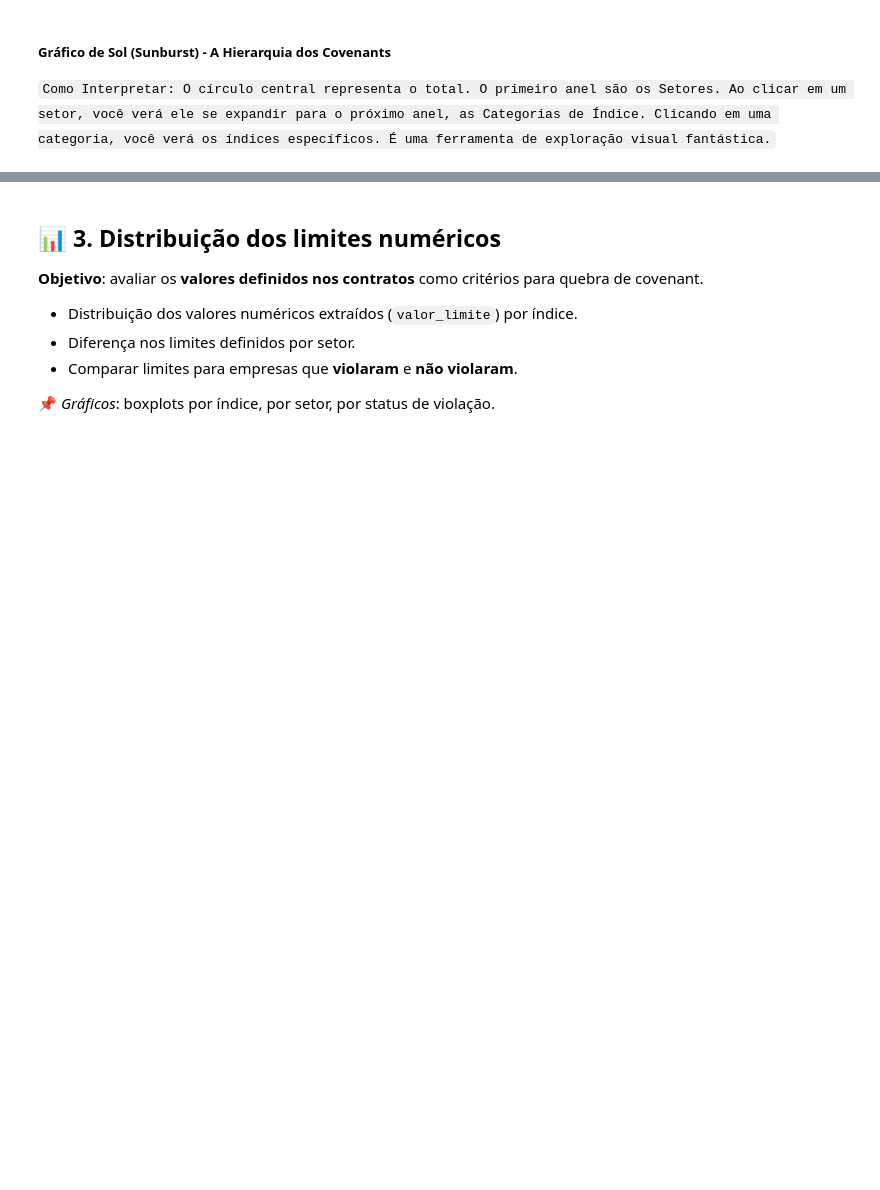
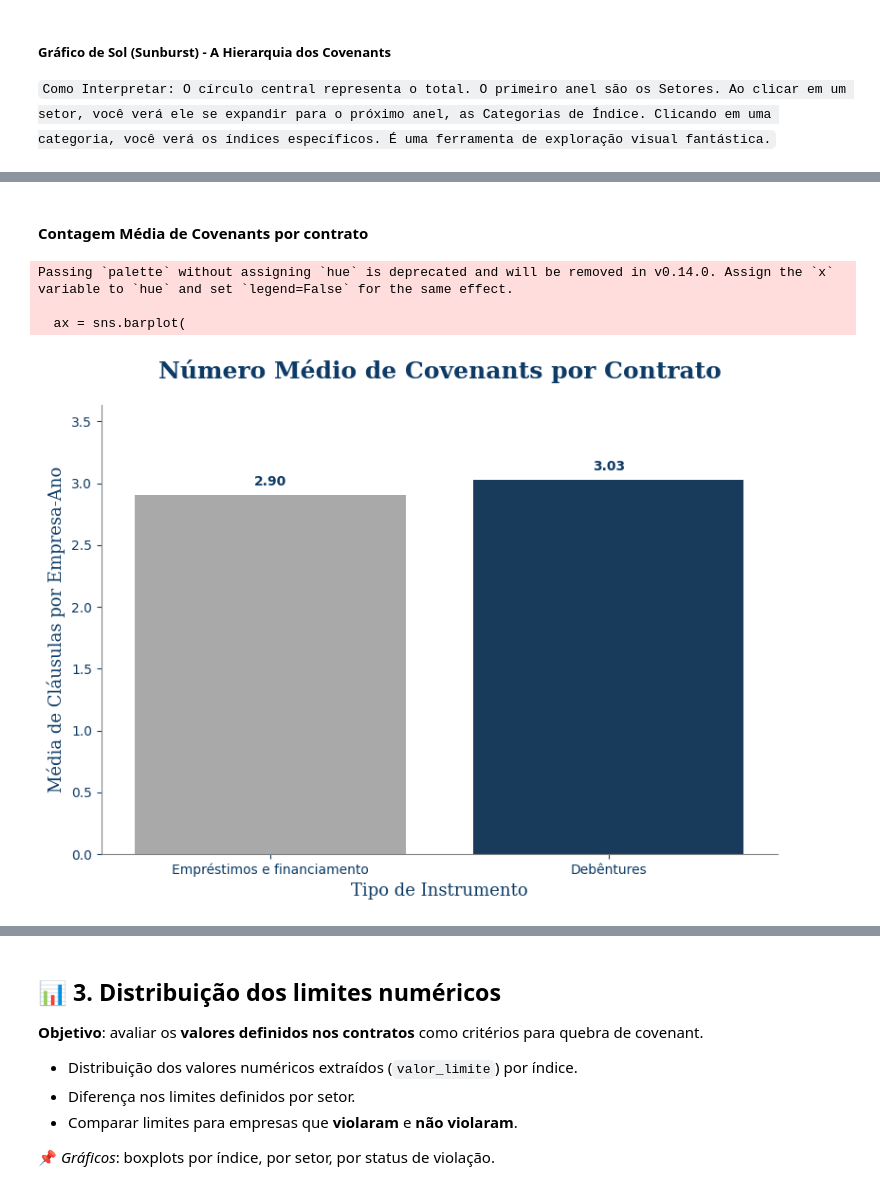
Before and after one commit to meduardajustino/Covenants-Contabeis, a Jupyter notebook: Análise Covenants.ipynb, the cells around one changed output, grey strips where cells are left out. Cells and saved outputs as stored; diff of their text form; code cells hidden in the pictures; blank space fills up the shorter version.

```diff
--- a/Análise Covenants.ipynb
+++ b/Análise Covenants.ipynb
@@ -1163,0 +1241,38 @@ fig.show()
+# %% [markdown]
+#### Contagem Média de Covenants por contrato
+# %%
+# 1. Calcular o número de covenants por empresa-ano para cada instrumento
+contagem_por_contrato = df_filtrado.groupby(
+    ['EMPRESA', 'ANO', 'Debenture ou Empréstimos e financiamento']
+).size().reset_index(name='num_covenants')
+
+# 2. Calcular a média de covenants por tipo de instrumento
+media_covenants = contagem_por_contrato.groupby('Debenture ou Empréstimos e financiamento')['num_covenants'].mean().sort_values()
+
+# 3. Plotagem do Gráfico de Barras
+plt.figure(figsize=(8, 6))
+ax = sns.barplot(
+    x=media_covenants.index,
+    y=media_covenants.values,
+    palette=[cinza_claro, azul_escuro]
+)
+
+# Adiciona os rótulos de dados
+for p in ax.patches:
+    ax.annotate(f'{p.get_height():.2f}',
+                (p.get_x() + p.get_width() / 2., p.get_height()),
+                ha='center', va='center', xytext=(0, 10), textcoords='offset points',
+                fontweight='bold', color=azul_escuro)
+
+plt.title('Número Médio de Covenants por Contrato', fontdict=font_titulo, pad=20)
+plt.xlabel('Tipo de Instrumento', fontdict=font_eixos)
+plt.ylabel('Média de Cláusulas por Empresa-Ano', fontdict=font_eixos)
+plt.ylim(0, media_covenants.max() * 1.2)
+sns.despine()
+plt.tight_layout()
+plt.show()
+# %% [output]
+Passing `palette` without assigning `hue` is deprecated and will be removed in v0.14.0. Assign the `x` variable to `hue` and set `legend=False` for the same effect.
+
+  ax = sns.barplot(
+[figure, added]
```
Also changed, not shown: parts of 15 cells of this notebook, 1 other file.
